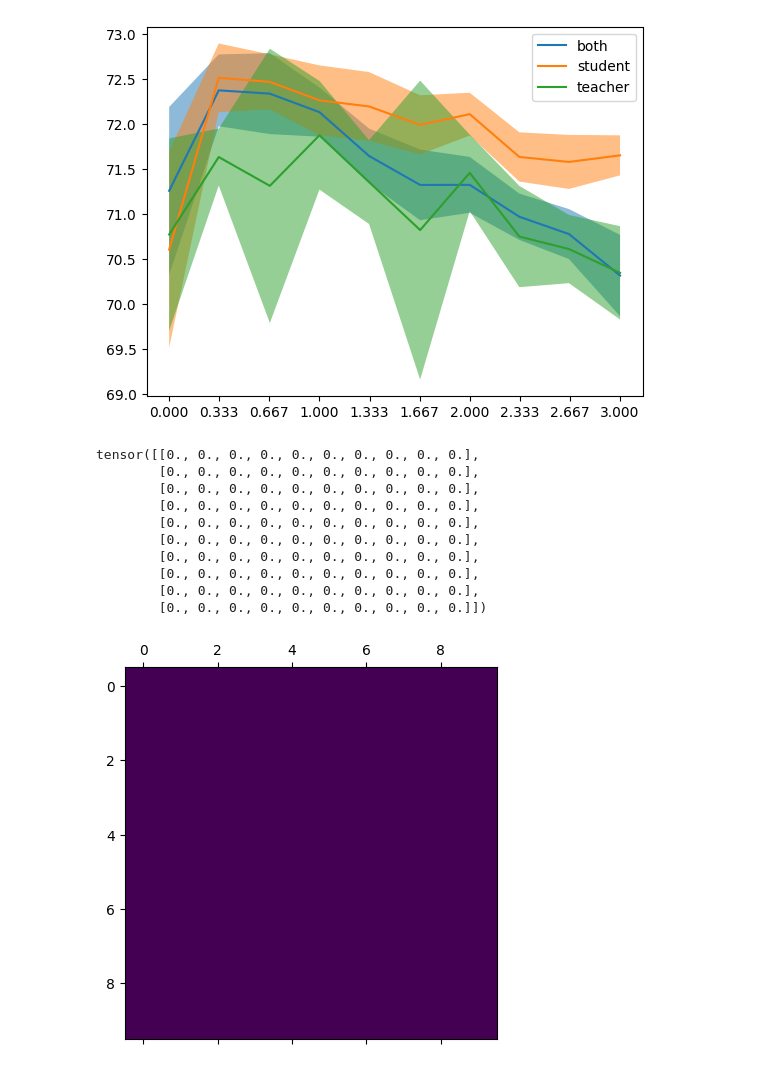
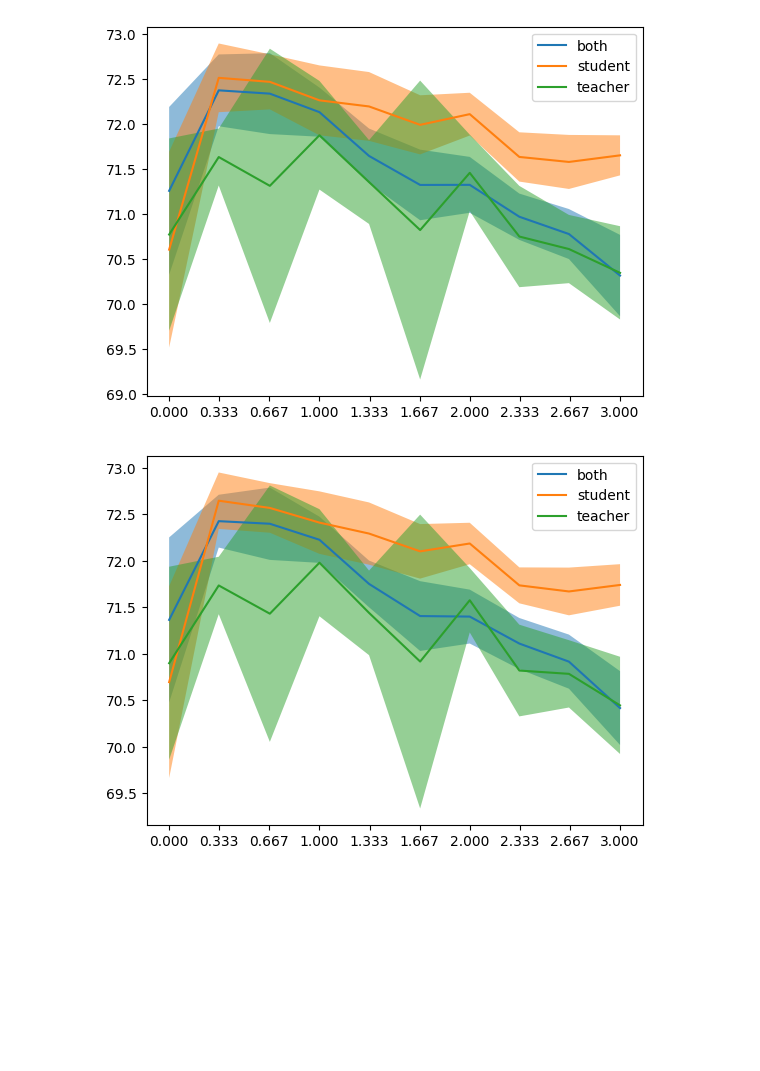
Before and after one commit to ignatiusmf/noise-injection, a Jupyter notebook: analyzer_noise_injection_results.ipynb, the cells around one changed output. Cells and saved outputs as stored; diff of their text form; code cells hidden in the pictures; blank space fills up the shorter version.

```diff
--- a/analyzer_noise_injection_results.ipynb
+++ b/analyzer_noise_injection_results.ipynb
@@ -58,20 +58,41 @@ plt.legend()
 plt.show()
 # %% [output]
 [figure]
-# %%
-import torch
-noise = torch.normal(mean=0.0, std=0, size=(10,10))
-plt.matshow(noise)
-print(noise)
-# %% [output]
-tensor([[0., 0., 0., 0., 0., 0., 0., 0., 0., 0.],
-        [0., 0., 0., 0., 0., 0., 0., 0., 0., 0.],
-        [0., 0., 0., 0., 0., 0., 0., 0., 0., 0.],
-        [0., 0., 0., 0., 0., 0., 0., 0., 0., 0.],
-        [0., 0., 0., 0., 0., 0., 0., 0., 0., 0.],
-        [0., 0., 0., 0., 0., 0., 0., 0., 0., 0.],
-        [0., 0., 0., 0., 0., 0., 0., 0., 0., 0.],
-        [0., 0., 0., 0., 0., 0., 0., 0., 0., 0.],
-        [0., 0., 0., 0., 0., 0., 0., 0., 0., 0.],
-        [0., 0., 0., 0., 0., 0., 0., 0., 0., 0.]])
-[figure, removed]
+# %%
+def stack_arrays(d, metric):
+    arrays = [np.array(d[run][metric]) for run in range(RUNS)]
+    stacked = np.stack(arrays)
+    return np.mean(stacked, axis=0), np.std(stacked, axis=0, ddof=1)
+
+thing_p = {}
+for target in TARGETS:
+    thing_p[target] = {}
+    for std in STDS:
+        thing_p[target][std] = {}
+        for metric in ['train_acc', 'test_acc']:
+            temp = []
+            for run in range(RUNS):
+                max_acc = np.array(things[target][std][run][metric]).max()
+                temp.append(max_acc)
+
+            temp = np.array(temp)
+            thing_p[target][std][metric] = {'mean': temp.mean(), 'std': temp.std()}
+
+from rich import print as pprint
+# pprint(thing_p)
+# %%
+import matplotlib.pyplot as plt
+for target in TARGETS:
+    x   = np.asarray([std for std in STDS], dtype=float)      # cast to float
+    y   = np.asarray([thing_p[target][std]['test_acc']['mean'] for std in STDS], dtype=float)
+    err = np.asarray([thing_p[target][std]['test_acc']['std'] for std in STDS], dtype=float)
+
+
+    plt.plot(x, y, label=target)
+    plt.fill_between(x, y-err, y+err, alpha=0.5)   # element-wise OK now
+    plt.xticks(np.arange(0,3.333333,0.33333333))
+
+plt.legend()
+plt.show()
+# %% [output]
+[figure, added]
```
Also changed, not shown: parts of 1 cell of this notebook, 5 other files.
